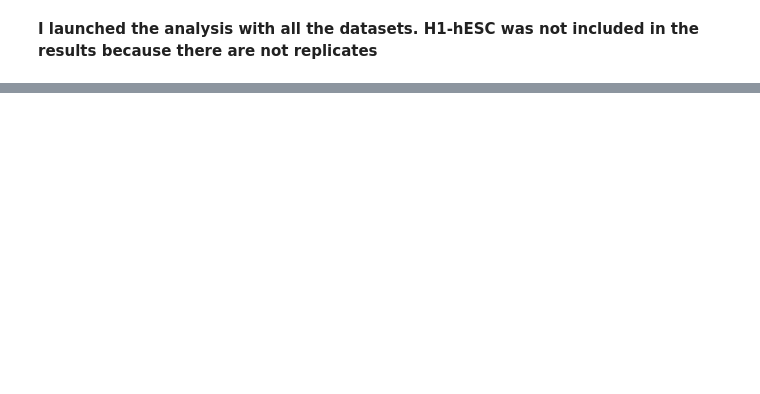
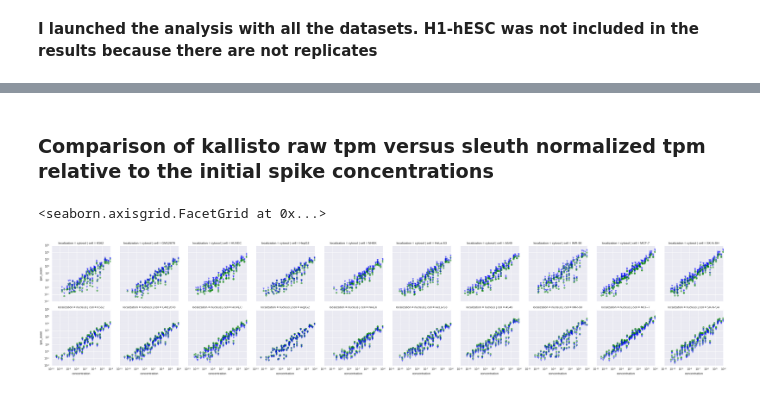
Before and after one commit to a-slide/iPython-Notebook, a Jupyter notebook: Notebooks/2016_07_02_Epi2_pilot_datasets_analysis_localization.ipynb, the cells around one changed output, grey strips where cells are left out. Drawn from its saved outputs; the diff is of its cells as text; code cells hidden in the pictures; blank space fills up the shorter version.

```diff
--- a/Notebooks/2016_07_02_Epi2_pilot_datasets_analysis_localization.ipynb
+++ b/Notebooks/2016_07_02_Epi2_pilot_datasets_analysis_localization.ipynb
@@ -1104,0 +1164,9 @@ grid.fig.tight_layout(w_pad=1)
+# %% [markdown]
+### Comparison of kallisto raw tpm versus sleuth normalized tpm relative to the initial spike concentrations
+# %%
+grid = sns.FacetGrid(df, col="cell", row="localization", size=3.5, aspect=1)
+grid.map(plt.loglog, "concentration", "tpm_raw", ls='None', color="green" ,marker="o", alpha=0.5)
+grid.map(plt.loglog, "concentration", "tpm_norm", ls='None', color="blue" ,marker="v", alpha=0.5)
+# %% [output]
+<seaborn.axisgrid.FacetGrid at 0x...>
+[figure, added]
```
Also changed, not shown: parts of 24 cells of this notebook.
